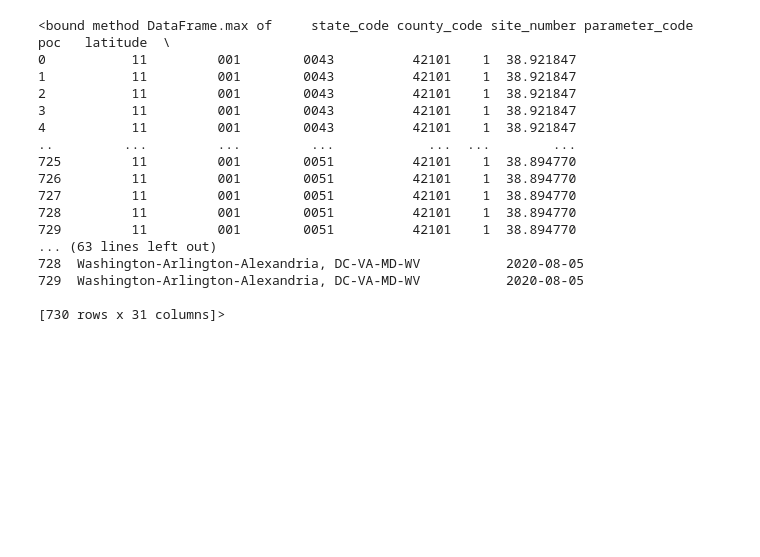
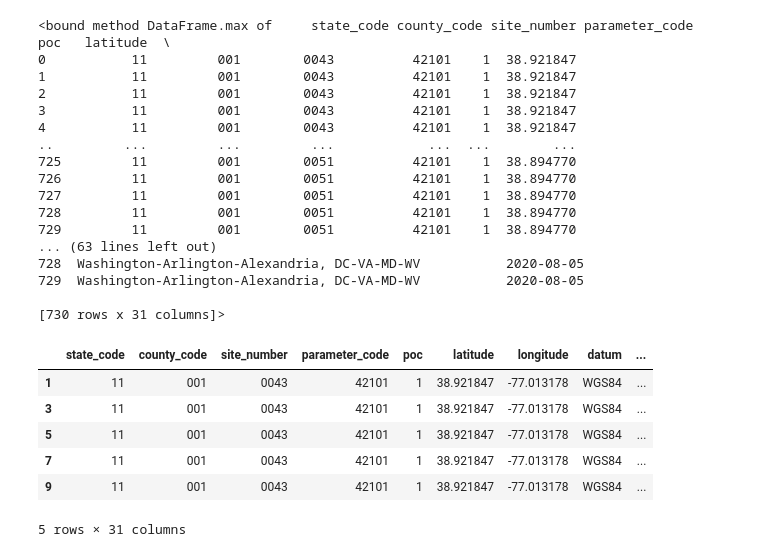
Before and after one commit to TrentELittle/BootcampProject1, a Jupyter notebook: project_main.ipynb, the cells around one changed output. Drawn from its saved outputs; the diff is of its cells as text; code cells hidden in the pictures; blank space fills up the shorter version.

```diff
--- a/project_main.ipynb
+++ b/project_main.ipynb
@@ -374,0 +379,10 @@ dc_df.max
+# %%
+dc_df.head()
+# %% [output]
+|  | state_code | county_code | site_number | parameter_code | poc | latitude | longitude | datum | ... |
+| 1 | 11 | 001 | 0043 | 42101 | 1 | 38.921847 | -77.013178 | WGS84 | ... |
+| 3 | 11 | 001 | 0043 | 42101 | 1 | 38.921847 | -77.013178 | WGS84 | ... |
+| 5 | 11 | 001 | 0043 | 42101 | 1 | 38.921847 | -77.013178 | WGS84 | ... |
+| 7 | 11 | 001 | 0043 | 42101 | 1 | 38.921847 | -77.013178 | WGS84 | ... |
+| 9 | 11 | 001 | 0043 | 42101 | 1 | 38.921847 | -77.013178 | WGS84 | ... |
+5 rows × 31 columns
```
Also changed, not shown: parts of 6 cells of this notebook.
